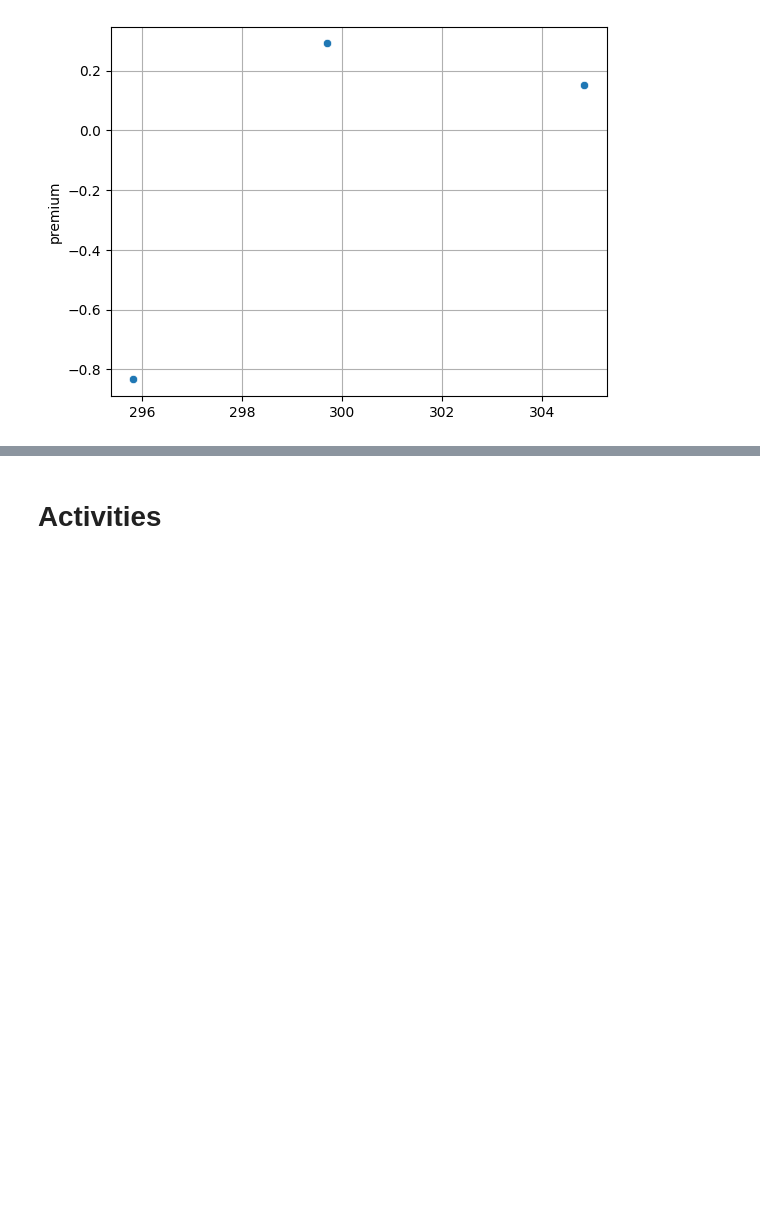
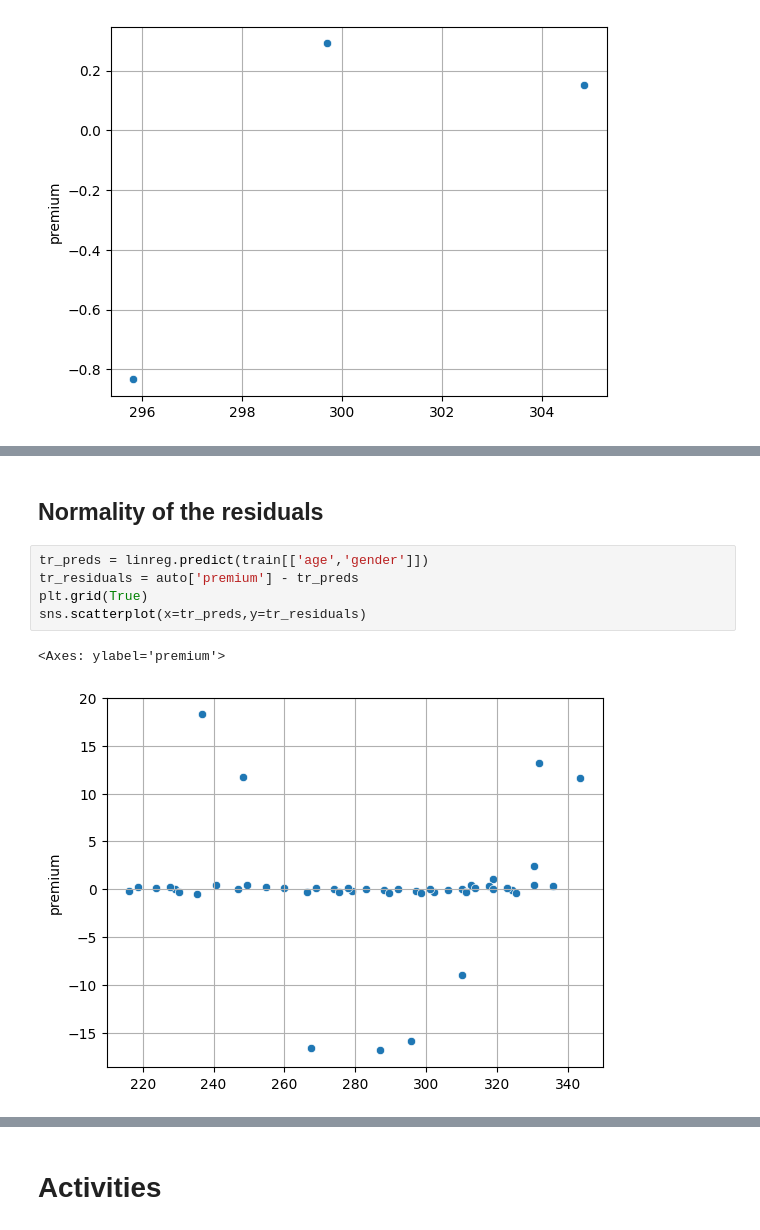
Before and after one commit to lcbjrrr/quantai, a Jupyter notebook: M2_Py_ML_RegLin.ipynb, the cells around one changed output, grey strips where cells are left out. Saved outputs shown, nothing was run; the diff lists cells and outputs as text; blank space fills up the shorter version.

```diff
--- a/M2_Py_ML_RegLin.ipynb
+++ b/M2_Py_ML_RegLin.ipynb
@@ -219,3 +219,13 @@ Sometimes the relationship between $X$ and $Y$ is not linear but is polynomial i
 The residuals will reveal whether higher order terms in $X$ are needed to fit the data. These polynomial models are still considered simple linear regression models since they are linear in terms of the parameters ($\beta_0$, $\beta_1$, $\beta_2$, $\ldots$), illustrates a case where a quadratic term in $X$ is needed, $X^2$.
 
 ![](https://pbs.twimg.com/media/GsI7iPbWEAAqdbw?format=jpg&name=small)
+# %% [markdown]
+## Normality of the residuals
+# %%
+tr_preds = linreg.predict(train[['age','gender']])
+tr_residuals = auto['premium'] - tr_preds
+plt.grid(True)
+sns.scatterplot(x=tr_preds,y=tr_residuals)
+# %% [output]
+<Axes: ylabel='premium'>
+[figure, added]
```
Also changed, not shown: parts of 2 cells of this notebook.
